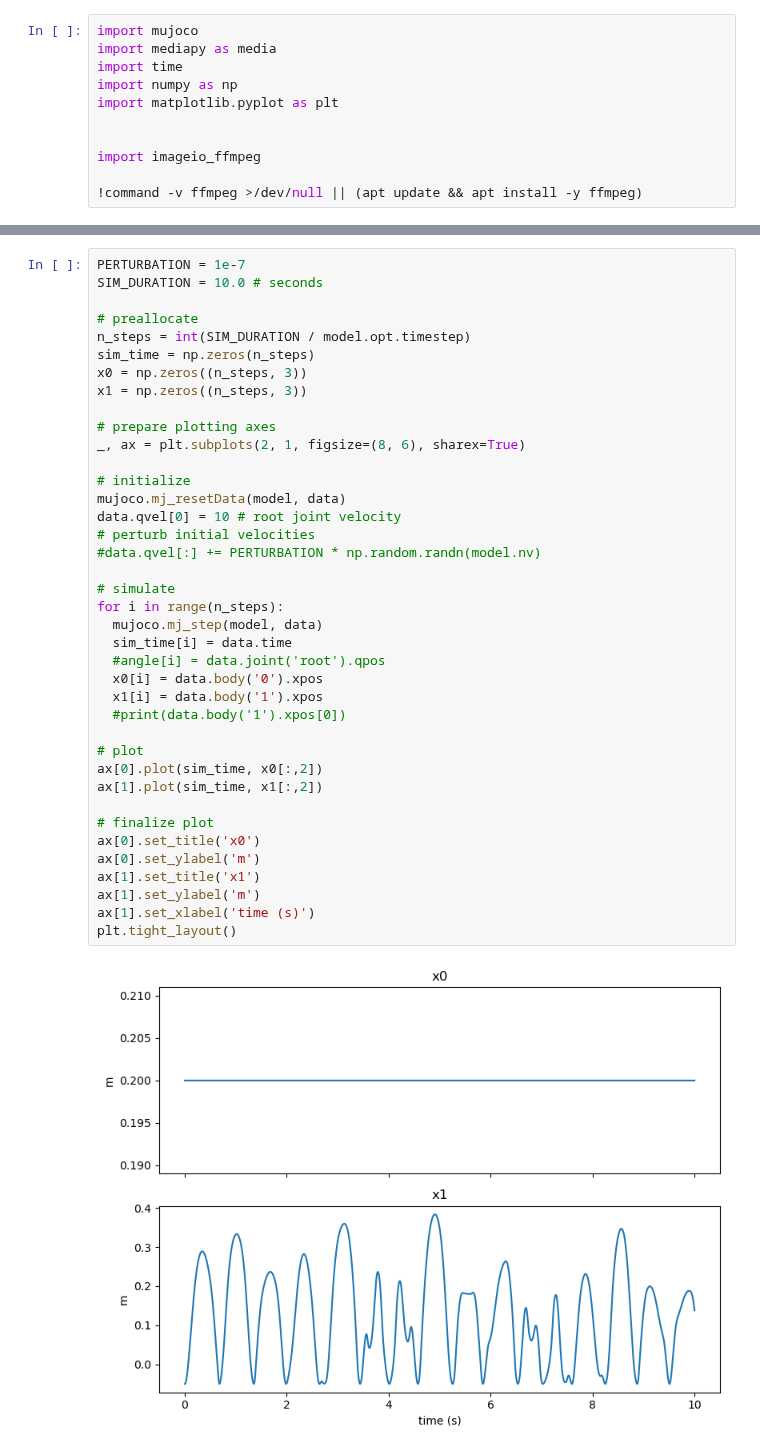
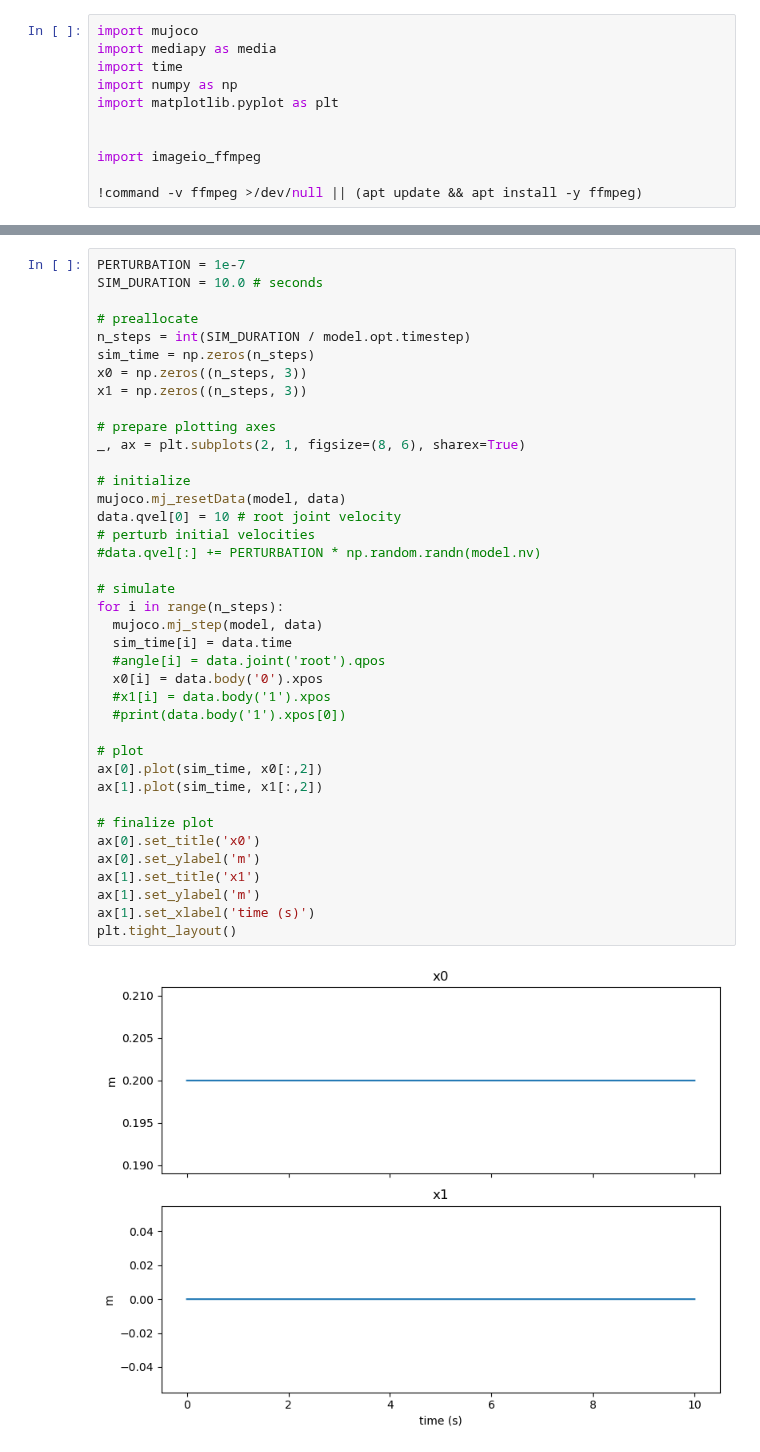
Before and after one commit to talmolab/stac-mjx, a Jupyter notebook: demos/create_synth_data.ipynb, the cells around one changed output, grey strips where cells are left out. Saved outputs shown, nothing was run; the diff lists cells and outputs as text.

```diff
--- a/demos/create_synth_data.ipynb
+++ b/demos/create_synth_data.ipynb
@@ -106,32 +133,32 @@ x1 = np.zeros((n_steps, 3))
 
 # prepare plotting axes
 _, ax = plt.subplots(2, 1, figsize=(8, 6), sharex=True)
 
 # initialize
 mujoco.mj_resetData(model, data)
 data.qvel[0] = 10 # root joint velocity
 # perturb initial velocities
 #data.qvel[:] += PERTURBATION * np.random.randn(model.nv)
 
 # simulate
 for i in range(n_steps):
   mujoco.mj_step(model, data)
   sim_time[i] = data.time
   #angle[i] = data.joint('root').qpos
   x0[i] = data.body('0').xpos
-  x1[i] = data.body('1').xpos
+  #x1[i] = data.body('1').xpos
   #print(data.body('1').xpos[0])
 
 # plot
 ax[0].plot(sim_time, x0[:,2])
 ax[1].plot(sim_time, x1[:,2])
 
 # finalize plot
 ax[0].set_title('x0')
 ax[0].set_ylabel('m')
 ax[1].set_title('x1')
 ax[1].set_ylabel('m')
 ax[1].set_xlabel('time (s)')
 plt.tight_layout()
 # %% [output]
-[figure, old version]
+[figure, new version]
```
Also changed, not shown: parts of 2 cells of this notebook, 7 other files.
